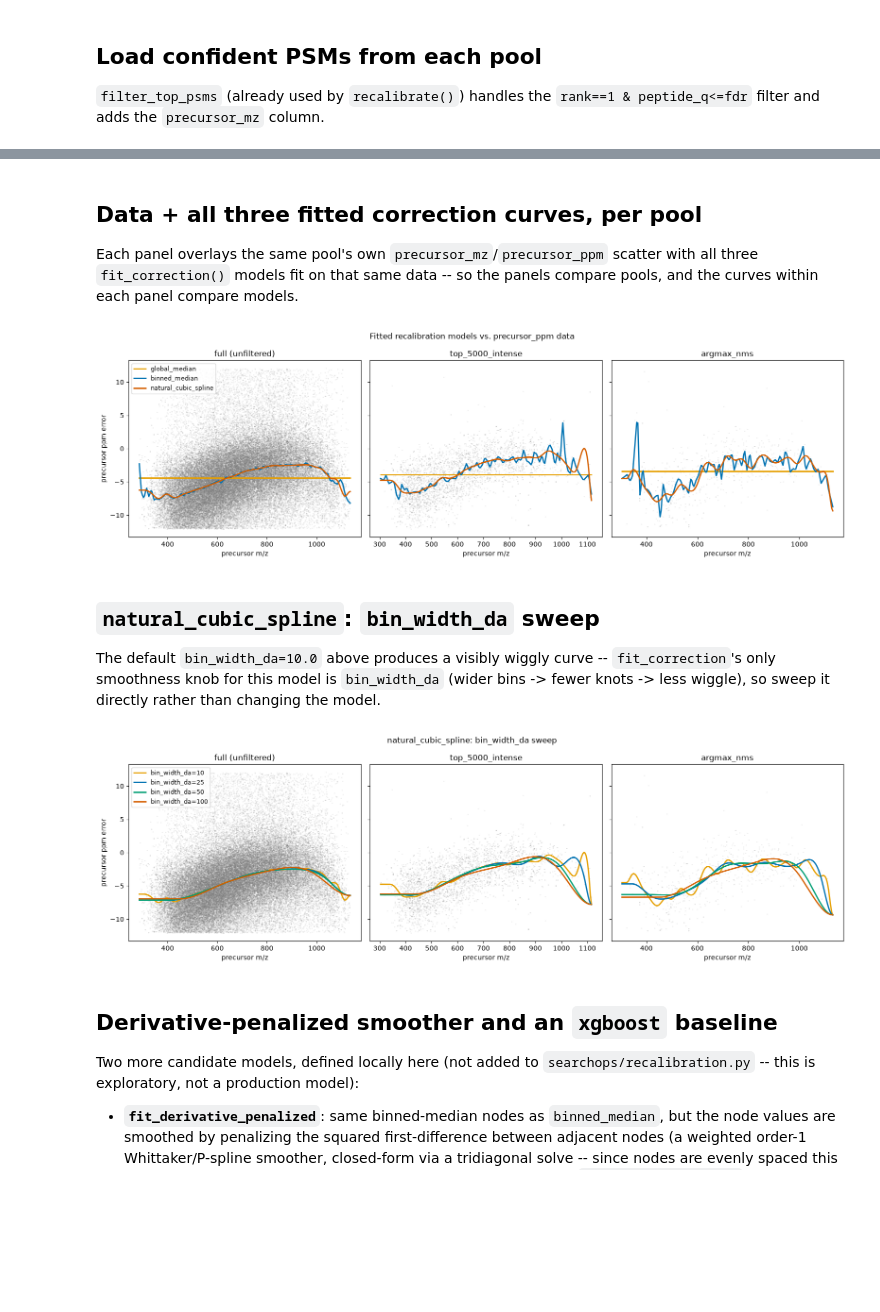
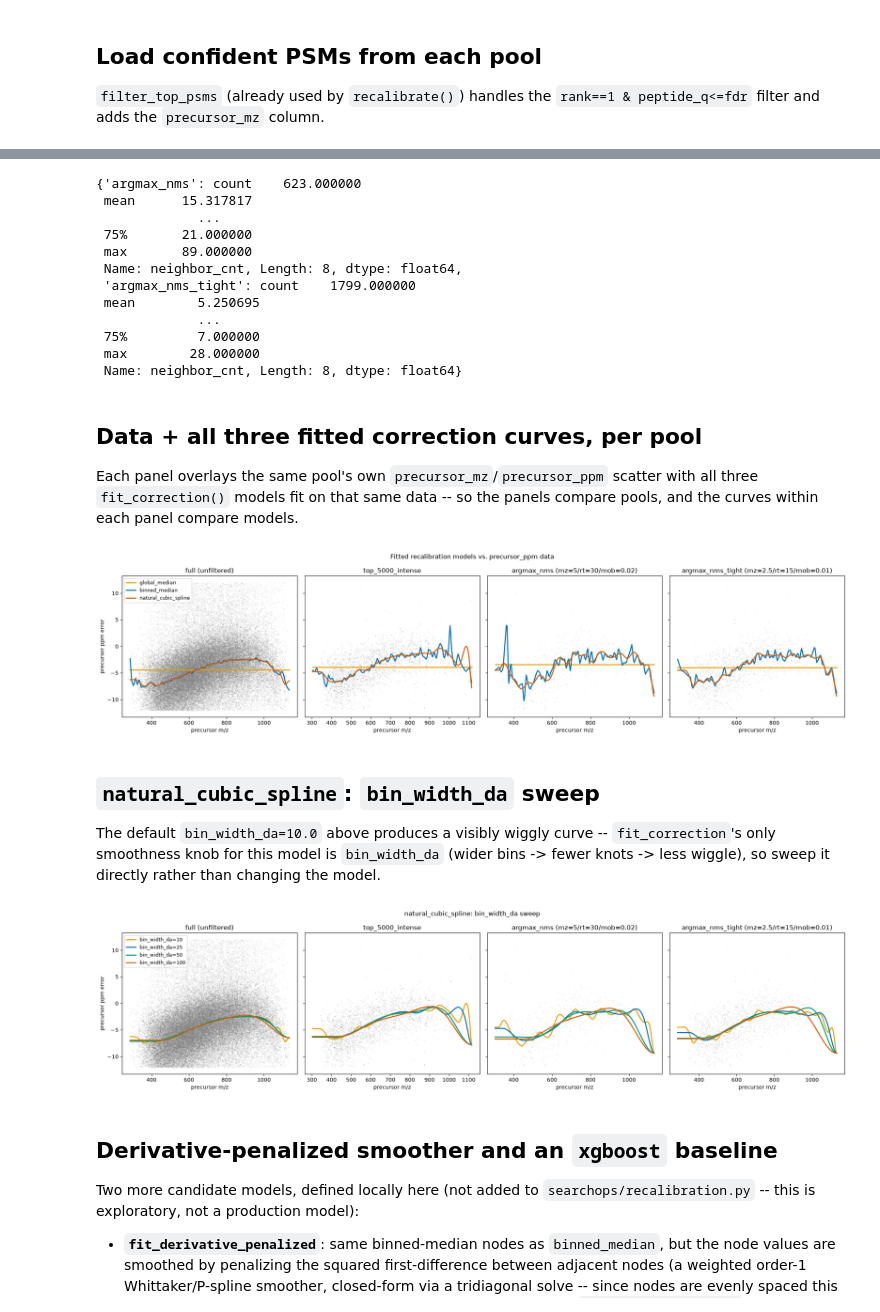
Before and after one commit to MatteoLacki/searchops, a Jupyter notebook: __dev/recalibration_model_comparison.ipynb, the cells around one changed output, grey strips where cells are left out. Drawn from its saved outputs; the diff is of its cells as text; code cells hidden in the pictures; blank space fills up the shorter version.

```diff
--- a/__dev/recalibration_model_comparison.ipynb
+++ b/__dev/recalibration_model_comparison.ipynb
@@ -42,7 +42,8 @@ MODEL_CONFIGS = {
 PANEL_LABELS = {
     "full": "full (unfiltered)",
     "top_k_intense": "top_5000_intense",
-    "argmax_nms": "argmax_nms",
+    "argmax_nms": "argmax_nms (mz=5/rt=30/mob=0.02)",
+    "argmax_nms_tight": "argmax_nms_tight (mz=2.5/rt=15/mob=0.01)",
 }
 # %% [markdown]
 ## Resolve result paths via `./nf outputs` (not hardcoded node hashes)
@@ -71,9 +72,11 @@ def nf_outputs(job_toml: str) -> dict[str, dict[str, str]]:
     return combos
 
 
-def find_combo(combos: dict[str, dict[str, str]], contains: str) -> dict[str, str]:
-    matches = [label for label in combos if contains in label]
-    assert len(matches) == 1, f"expected exactly one combo containing {contains!r}, got {matches}"
+def find_combo(combos: dict[str, dict[str, str]], suffix: str) -> dict[str, str]:
+    """Exact `+<suffix>` match -- a plain substring check would also match
+    "argmax_nms" inside "argmax_nms_tight"."""
+    matches = [label for label in combos if label.endswith(f"+{suffix}")]
+    assert len(matches) == 1, f"expected exactly one combo ending with +{suffix!r}, got {matches}"
     return combos[matches[0]]
 
 
@@ -86,6 +89,7 @@ paths = {
     "full": REPO_ROOT / baseline["sage_results_tsv"],
     "top_k_intense": REPO_ROOT / find_combo(grid, "top_k_intense")["filtered_sage_results_tsv"],
     "argmax_nms": REPO_ROOT / find_combo(grid, "argmax_nms")["filtered_sage_results_tsv"],
+    "argmax_nms_tight": REPO_ROOT / find_combo(grid, "argmax_nms_tight")["filtered_sage_results_tsv"],
 }
 paths
 # %% [output]
@@ -105,3 +123,32 @@ dfs = {panel: filter_top_psms(path, fdr=FDR) for panel, path in paths.items()}
+# %%
+import re
+
+import mmappet
+
+for panel in ["argmax_nms", "argmax_nms_tight"]:
+    precursors_path = REPO_ROOT / find_combo(grid, panel)["recalibration_precursors"]
+    precursors = mmappet.open_dataset(precursors_path)[["precursor_idx", "neighbor_cnt"]]
+
+    df = dfs[panel]
+    precursor_idx = df["scannr"].str.extract(r"precursor_idx=(\d+)")[0].astype(np.int64)
+    df = df.assign(precursor_idx=precursor_idx).merge(precursors, on="precursor_idx", how="left")
+    assert df["neighbor_cnt"].notna().all(), f"every {panel} PSM must trace back to a submitted precursor"
+    dfs[panel] = df
+
+{panel: dfs[panel]["neighbor_cnt"].describe() for panel in ["argmax_nms", "argmax_nms_tight"]}
+# %% [output]
+{'argmax_nms': count    623.000000
+ mean      15.317817
+             ...
+ 75%       21.000000
+ max       89.000000
+ Name: neighbor_cnt, Length: 8, dtype: float64,
+ 'argmax_nms_tight': count    1799.000000
+ mean        5.250695
+             ...
+ 75%         7.000000
+ max        28.000000
+ Name: neighbor_cnt, Length: 8, dtype: float64}
 # %% [markdown]
 ## Data + all three fitted correction curves, per pool
 
@@ -109,33 +156,33 @@ Each panel overlays the same pool's own `precursor_mz`/`precursor_ppm` scatter w
 three `fit_correction()` models fit on that same data -- so the panels compare pools,
 and the curves within each panel compare models.
 # %%
-fig, axes = plt.subplots(1, 3, figsize=(16, 5), sharey=True)
+fig, axes = plt.subplots(1, 4, figsize=(20, 5), sharey=True)
 
-for ax, panel in zip(axes, ["full", "top_k_intense", "argmax_nms"]):
+for ax, panel in zip(axes, ["full", "top_k_intense", "argmax_nms", "argmax_nms_tight"]):
     df = dfs[panel]
     ax.scatter(
         df["precursor_mz"], df["precursor_ppm"],
         s=3, alpha=0.15, color="#808080", linewidths=0,
     )
 
     mz_line = np.linspace(df["precursor_mz"].min(), df["precursor_mz"].max(), 200)
     for model_name, config in MODEL_CONFIGS.items():
         correction = fit_correction(df, config)
         ax.plot(
             mz_line, correction(mz_line),
             color=MODEL_COLORS[model_name], linewidth=2, label=model_name,
         )
 
     ax.set_title(PANEL_LABELS[panel])
     ax.set_xlabel("precursor m/z")
 
 axes[0].set_ylabel("precursor ppm error")
 axes[0].legend(fontsize=9, loc="best")
 fig.suptitle("Fitted recalibration models vs. precursor_ppm data")
 fig.tight_layout()
 plt.show()
 # %% [output]
-[figure, old version]
+[figure, new version]
 # %% [markdown]
 ## `natural_cubic_spline`: `bin_width_da` sweep
 
@@ -146,9 +193,9 @@ wiggle), so sweep it directly rather than changing the model.
 SWEEP_WIDTHS = [10, 25, 50, 100]
 SWEEP_COLORS = dict(zip(SWEEP_WIDTHS, ["#E69F00", "#0072B2", "#009E73", "#D55E00"]))
 
-fig, axes = plt.subplots(1, 3, figsize=(16, 5), sharey=True)
+fig, axes = plt.subplots(1, 4, figsize=(20, 5), sharey=True)
 
-for ax, panel in zip(axes, ["full", "top_k_intense", "argmax_nms"]):
+for ax, panel in zip(axes, ["full", "top_k_intense", "argmax_nms", "argmax_nms_tight"]):
     df = dfs[panel]
     ax.scatter(
         df["precursor_mz"], df["precursor_ppm"],
@@ -172,7 +219,7 @@ fig.suptitle("natural_cubic_spline: bin_width_da sweep")
 fig.tight_layout()
 plt.show()
 # %% [output]
-[figure, old version]
+[figure, new version]
 # %% [markdown]
 ## Derivative-penalized smoother and an `xgboost` baseline
 
```
Also changed, not shown: parts of 8 cells of this notebook, 1 other file.
